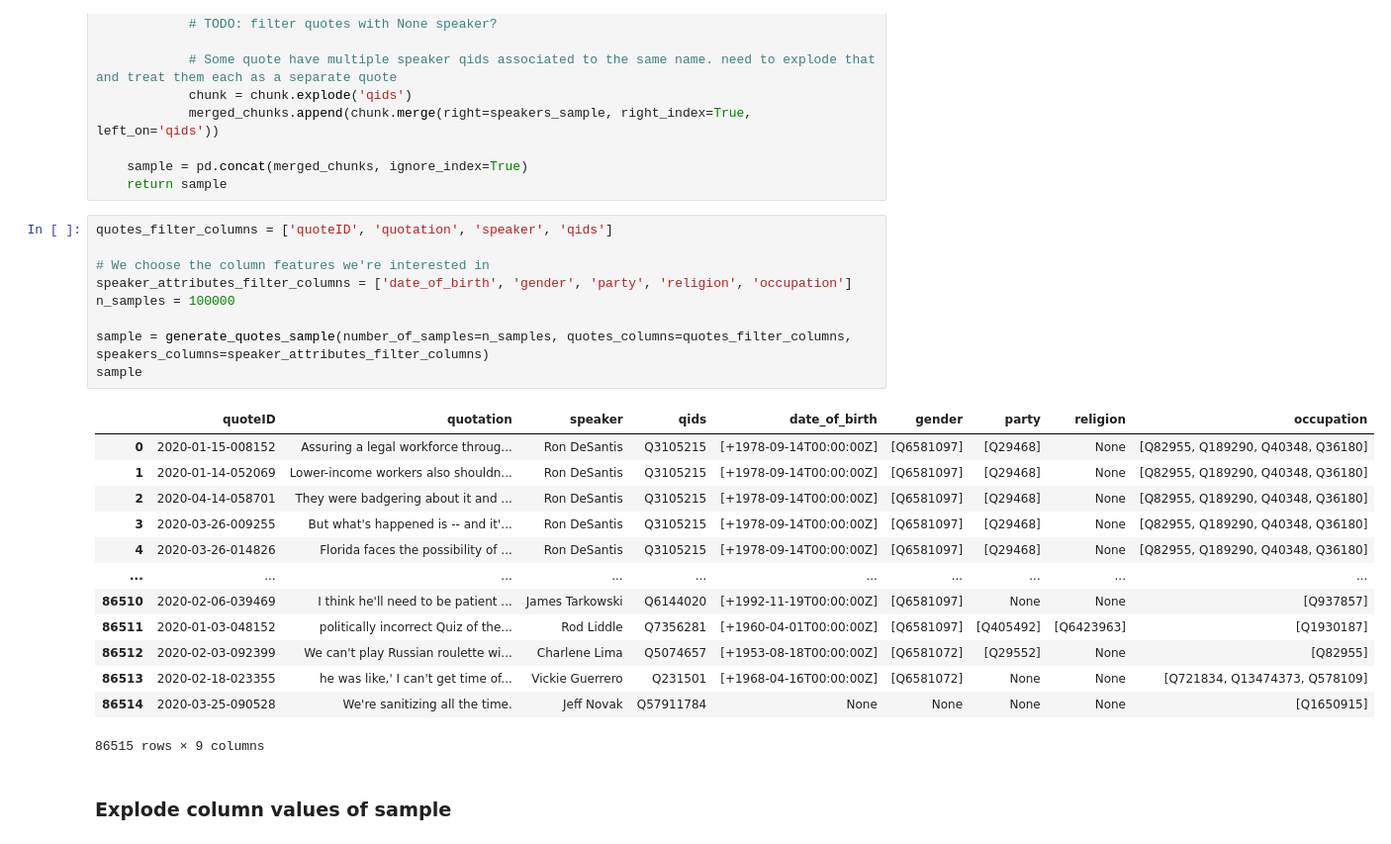
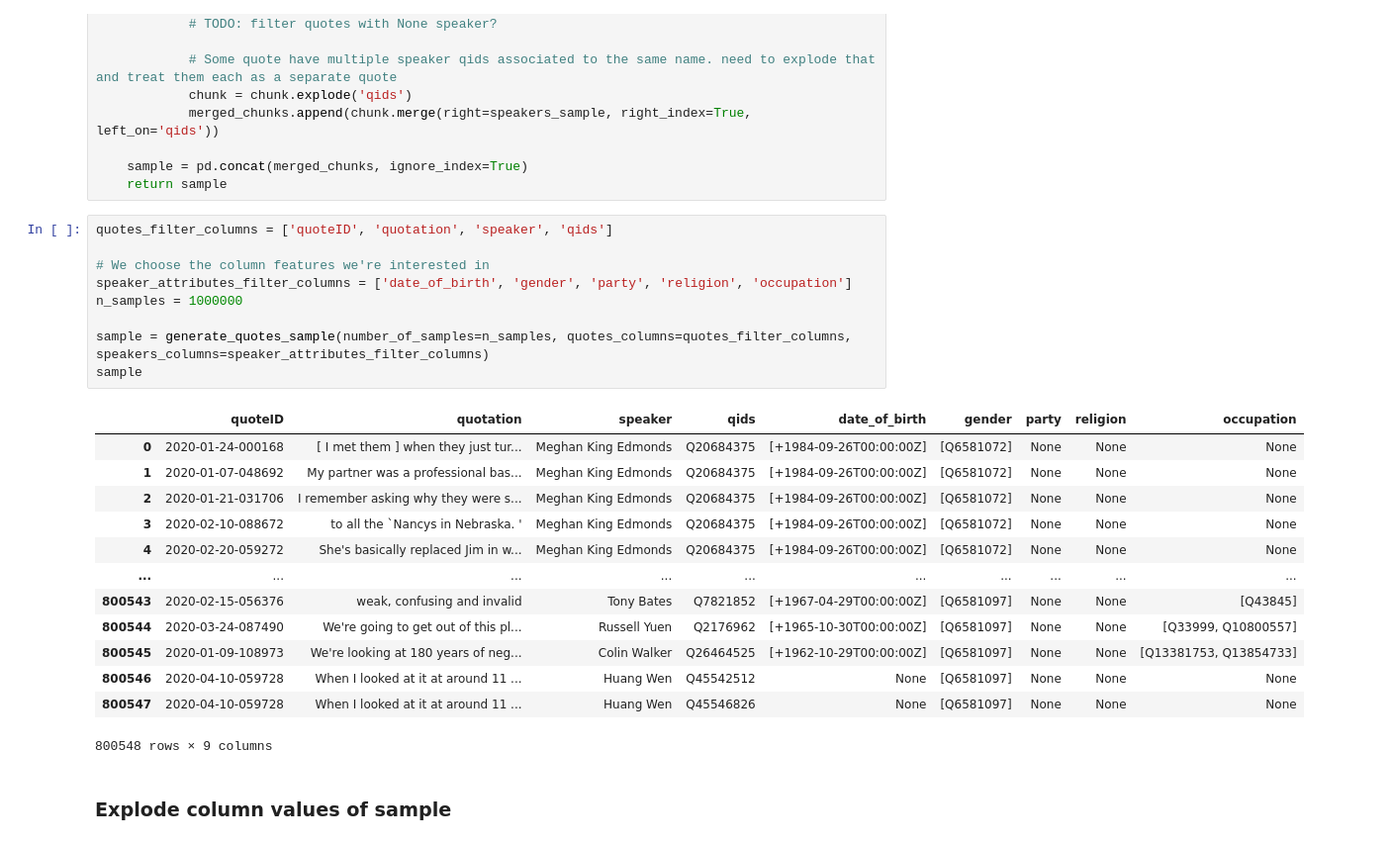
Before and after one commit to epfl-ada/ada-2021-project-comic-sans, a Jupyter notebook: milestone_2.ipynb, the cells around one changed output. Shown: that part at 99% size. Saved outputs shown, nothing was run; the diff lists cells and outputs as text.

```diff
--- a/milestone_2.ipynb
+++ b/milestone_2.ipynb
@@ -99,26 +105,26 @@ def generate_quotes_sample(number_of_samples=10000, year=2020,
 # %%
 quotes_filter_columns = ['quoteID', 'quotation', 'speaker', 'qids']
 
 # We choose the column features we're interested in
 speaker_attributes_filter_columns = ['date_of_birth', 'gender', 'party', 'religion', 'occupation']
-n_samples = 100000
+n_samples = 1000000
 
 sample = generate_quotes_sample(number_of_samples=n_samples, quotes_columns=quotes_filter_columns, speakers_columns=speaker_attributes_filter_columns)
 sample
 # %% [output]
 |  | quoteID | quotation | speaker | qids | date_of_birth | gender | party | religion | occupation |
-| 0 | 2020-01-15-008152 | Assuring a legal workforce throug... | Ron DeSantis | Q3105215 | [+1978-09-14T00:00:00Z] | [Q6581097] | [Q29468] | None | [Q82955, Q189290, Q40348, Q36180] |
-| 1 | 2020-01-14-052069 | Lower-income workers also shouldn... | Ron DeSantis | Q3105215 | [+1978-09-14T00:00:00Z] | [Q6581097] | [Q29468] | None | [Q82955, Q189290, Q40348, Q36180] |
-| 2 | 2020-04-14-058701 | They were badgering about it and ... | Ron DeSantis | Q3105215 | [+1978-09-14T00:00:00Z] | [Q6581097] | [Q29468] | None | [Q82955, Q189290, Q40348, Q36180] |
-| 3 | 2020-03-26-009255 | But what's happened is -- and it'... | Ron DeSantis | Q3105215 | [+1978-09-14T00:00:00Z] | [Q6581097] | [Q29468] | None | [Q82955, Q189290, Q40348, Q36180] |
-| 4 | 2020-03-26-014826 | Florida faces the possibility of ... | Ron DeSantis | Q3105215 | [+1978-09-14T00:00:00Z] | [Q6581097] | [Q29468] | None | [Q82955, Q189290, Q40348, Q36180] |
+| 0 | 2020-01-24-000168 | [ I met them ] when they just tur... | Meghan King Edmonds | Q20684375 | [+1984-09-26T00:00:00Z] | [Q6581072] | None | None | None |
+| 1 | 2020-01-07-048692 | My partner was a professional bas... | Meghan King Edmonds | Q20684375 | [+1984-09-26T00:00:00Z] | [Q6581072] | None | None | None |
+| 2 | 2020-01-21-031706 | I remember asking why they were s... | Meghan King Edmonds | Q20684375 | [+1984-09-26T00:00:00Z] | [Q6581072] | None | None | None |
+| 3 | 2020-02-10-088672 | to all the `Nancys in Nebraska. ' | Meghan King Edmonds | Q20684375 | [+1984-09-26T00:00:00Z] | [Q6581072] | None | None | None |
+| 4 | 2020-02-20-059272 | She's basically replaced Jim in w... | Meghan King Edmonds | Q20684375 | [+1984-09-26T00:00:00Z] | [Q6581072] | None | None | None |
 | ... | ... | ... | ... | ... | ... | ... | ... | ... | ... |
-| 86510 | 2020-02-06-039469 | I think he'll need to be patient ... | James Tarkowski | Q6144020 | [+1992-11-19T00:00:00Z] | [Q6581097] | None | None | [Q937857] |
-| 86511 | 2020-01-03-048152 | politically incorrect Quiz of the... | Rod Liddle | Q7356281 | [+1960-04-01T00:00:00Z] | [Q6581097] | [Q405492] | [Q6423963] | [Q1930187] |
-| 86512 | 2020-02-03-092399 | We can't play Russian roulette wi... | Charlene Lima | Q5074657 | [+1953-08-18T00:00:00Z] | [Q6581072] | [Q29552] | None | [Q82955] |
-| 86513 | 2020-02-18-023355 | he was like,' I can't get time of... | Vickie Guerrero | Q231501 | [+1968-04-16T00:00:00Z] | [Q6581072] | None | None | [Q721834, Q13474373, Q578109] |
-| 86514 | 2020-03-25-090528 | We're sanitizing all the time. | Jeff Novak | Q57911784 | None | None | None | None | [Q1650915] |
+| 800543 | 2020-02-15-056376 | weak, confusing and invalid | Tony Bates | Q7821852 | [+1967-04-29T00:00:00Z] | [Q6581097] | None | None | [Q43845] |
+| 800544 | 2020-03-24-087490 | We're going to get out of this pl... | Russell Yuen | Q2176962 | [+1965-10-30T00:00:00Z] | [Q6581097] | None | None | [Q33999, Q10800557] |
+| 800545 | 2020-01-09-108973 | We're looking at 180 years of neg... | Colin Walker | Q26464525 | [+1962-10-29T00:00:00Z] | [Q6581097] | None | None | [Q13381753, Q13854733] |
+| 800546 | 2020-04-10-059728 | When I looked at it at around 11 ... | Huang Wen | Q45542512 | None | [Q6581097] | None | None | None |
+| 800547 | 2020-04-10-059728 | When I looked at it at around 11 ... | Huang Wen | Q45546826 | None | [Q6581097] | None | None | None |
-86515 rows × 9 columns
+800548 rows × 9 columns
 # %% [markdown]
 ### Explode column values of sample
 # %% [markdown]
```
Also changed, not shown: parts of 8 cells of this notebook, 1 other file.
